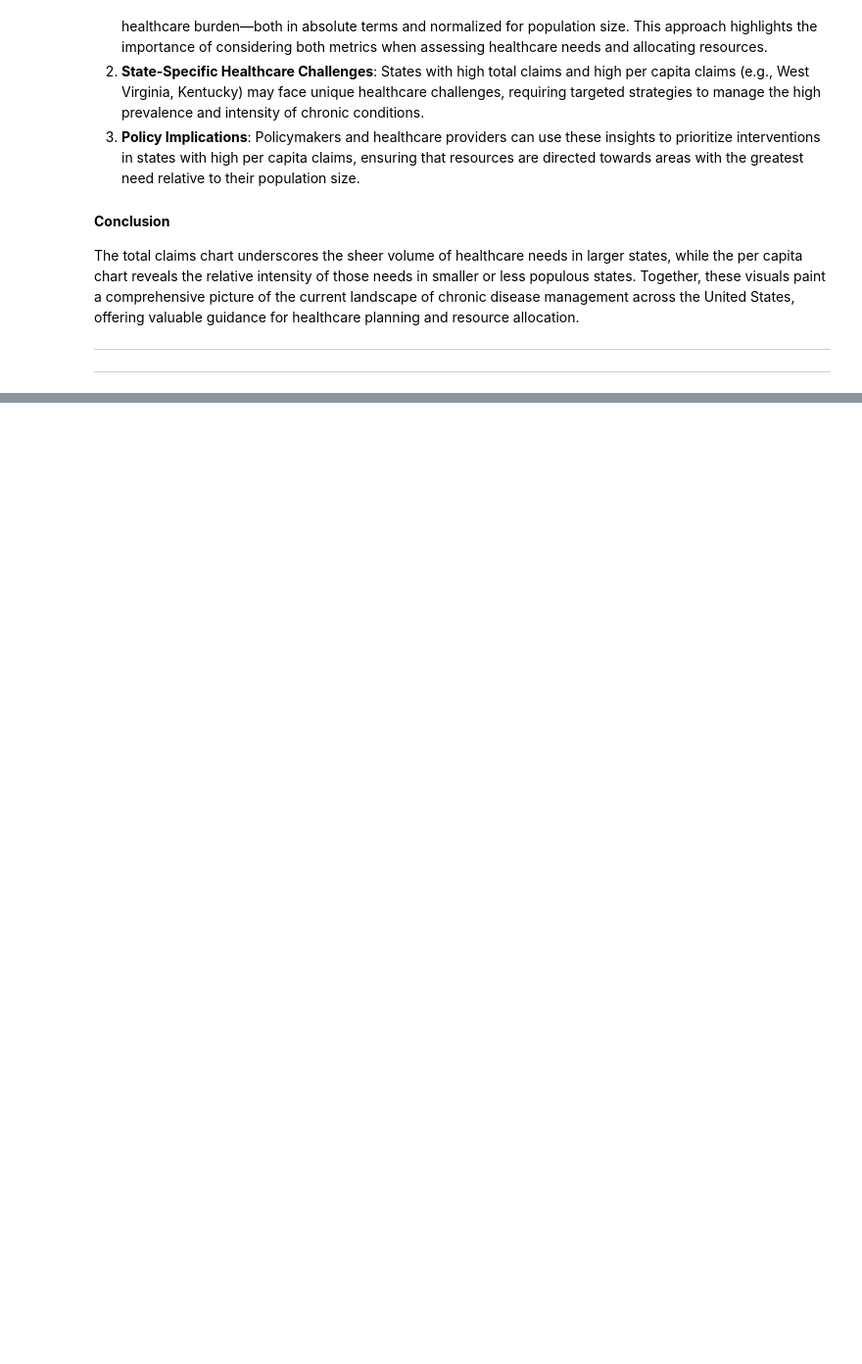
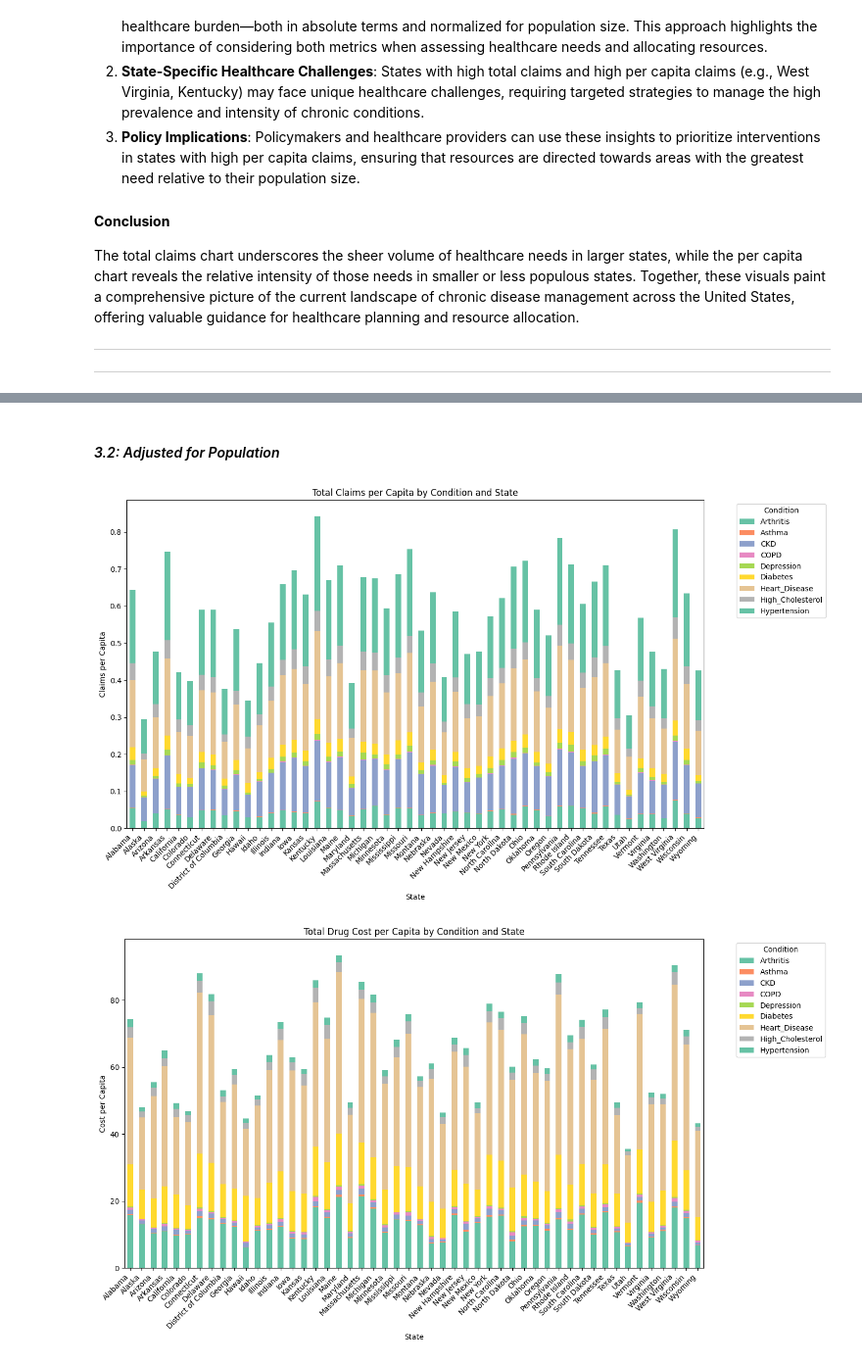
Before and after one commit to dillon-shearer/portfolio, a Jupyter notebook: ChronicConditions_PrescriptionDrugs_Project/3_Data_Analysis/3_1_data_analysis.ipynb, the cells around one changed output, grey strips where cells are left out. Shown at 98% size. Saved outputs shown, nothing was run; the diff lists cells and outputs as text; code cells hidden in the pictures; blank space fills up the shorter version.

```diff
--- a/ChronicConditions_PrescriptionDrugs_Project/3_Data_Analysis/3_1_data_analysis.ipynb
+++ b/ChronicConditions_PrescriptionDrugs_Project/3_Data_Analysis/3_1_data_analysis.ipynb
@@ -300,0 +287,65 @@ NameError: name 'widgets' is not defined
+# %% [markdown]
+#### *3.2: Adjusted for Population*
+# %%
+# Execute the SQL query and load the result into a DataFrame
+query = """
+SELECT
+    GEO_VALUE AS State,
+    Measure_Short AS Condition,
+    SUM(Tot_Clms) AS Total_Claims,
+    SUM(Tot_Drug_Cst) AS Total_Cost,
+    AVG(Tot_Drug_Cst) AS Avg_Cost_Per_Claim,
+    AVG(Total_Population) AS Population
+FROM
+    final_merged_data
+WHERE
+    GEO_TYPE = 'State'
+GROUP BY
+    State, Condition
+ORDER BY
+    State, Condition;
+"""
+df = pd.read_sql_query(query, conn)
+
+# Calculate per capita metrics
+df['Claims_Per_Capita'] = df['Total_Claims'] / df['Population']
+df['Cost_Per_Capita'] = df['Total_Cost'] / df['Population']
+df['Avg_Cost_Per_Capita'] = df['Avg_Cost_Per_Claim'] / df['Population']
+
+# Define a consistent color palette
+color_palette = sns.color_palette("Set2", n_colors=len(df['Condition'].unique()))
+
+# Pivot the data for stacked bar plotting
+claims_pivot = df.pivot(index='State', columns='Condition', values='Claims_Per_Capita')
+cost_pivot = df.pivot(index='State', columns='Condition', values='Cost_Per_Capita')
+avg_cost_pivot = df.pivot(index='State', columns='Condition', values='Avg_Cost_Per_Capita')
+
+# Plot Total Claims per Capita by Condition and State (Stacked Vertical Bar)
+claims_pivot.plot(kind='bar', stacked=True, figsize=(14, 8), color=color_palette)
+plt.title('Total Claims per Capita by Condition and State')
+plt.xlabel('State')
+plt.ylabel('Claims per Capita')
+plt.xticks(rotation=45, ha='right')
+plt.legend(title='Condition', bbox_to_anchor=(1.05, 1), loc='upper left')
+plt.show()
+
+# Plot Total Drug Cost per Capita by Condition and State (Stacked Vertical Bar)
+cost_pivot.plot(kind='bar', stacked=True, figsize=(14, 8), color=color_palette)
+plt.title('Total Drug Cost per Capita by Condition and State')
+plt.xlabel('State')
+plt.ylabel('Cost per Capita')
+plt.xticks(rotation=45, ha='right')
+plt.legend(title='Condition', bbox_to_anchor=(1.05, 1), loc='upper left')
+plt.show()
+
+# Plot Average Cost per Claim per Capita by Condition and State (Stacked Vertical Bar)
+avg_cost_pivot.plot(kind='bar', stacked=True, figsize=(14, 8), color=color_palette)
+plt.title('Average Cost per Claim per Capita by Condition and State')
+plt.xlabel('State')
+plt.ylabel('Average Cost per Claim per Capita')
+plt.xticks(rotation=45, ha='right')
+plt.legend(title='Condition', bbox_to_anchor=(1.05, 1), loc='upper left')
+plt.show()
+# %% [output]
+[figure, added]
+[figure, added]
```
Also changed, not shown: parts of 7 cells of this notebook.
